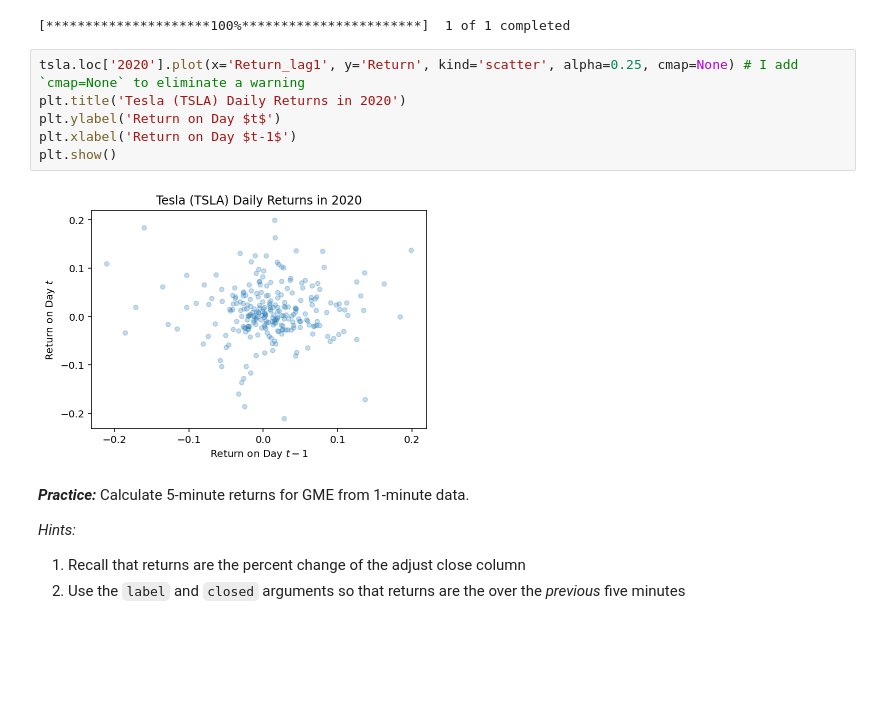
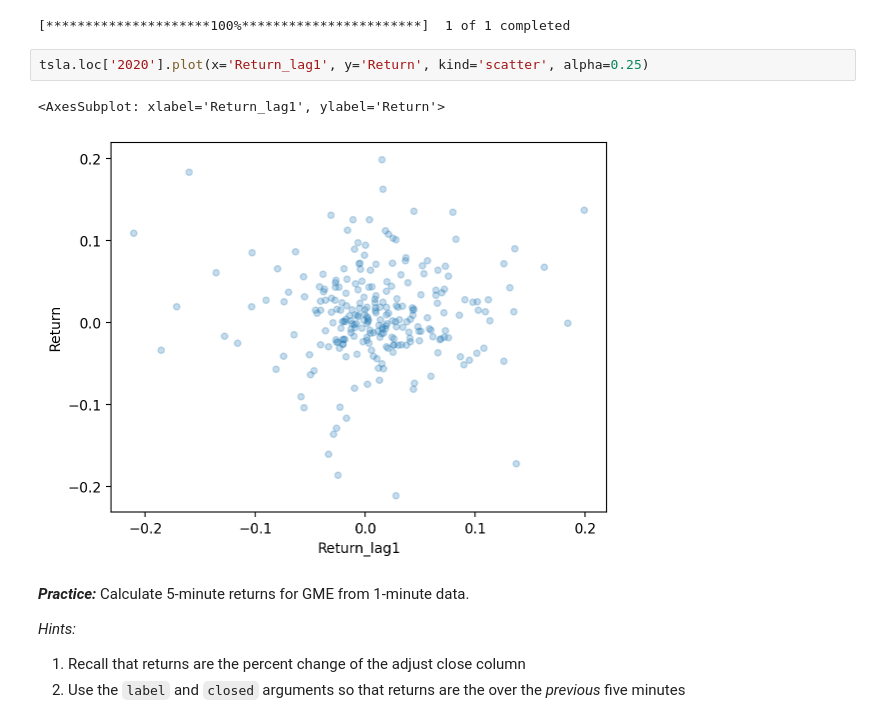
Before and after one commit to webclinic017/fina-4380-2022-fall-1, a Jupyter notebook: Notebooks/McKinney/mckinney-11.ipynb, the cells around one changed output. Cells and saved outputs as stored; diff of their text form; blank space fills up the shorter version.

```diff
--- a/Notebooks/McKinney/mckinney-11.ipynb
+++ b/Notebooks/McKinney/mckinney-11.ipynb
@@ -898,14 +933,11 @@ tsla = (
 )
 # %% [output]
 [*********************100%***********************]  1 of 1 completed
-# %%
-tsla.loc['2020'].plot(x='Return_lag1', y='Return', kind='scatter', alpha=0.25, cmap=None) # I add `cmap=None` to eliminate a warning
-plt.title('Tesla (TSLA) Daily Returns in 2020')
-plt.ylabel('Return on Day $t$')
-plt.xlabel('Return on Day $t-1$')
-plt.show()
-# %% [output]
-[figure, removed]
+# %%
+tsla.loc['2020'].plot(x='Return_lag1', y='Return', kind='scatter', alpha=0.25)
+# %% [output]
+<AxesSubplot: xlabel='Return_lag1', ylabel='Return'>
+[figure, added]
 # %% [markdown]
 ***Practice:***
 Calculate 5-minute returns for GME from 1-minute data.
```
Also changed, not shown: parts of 25 cells of this notebook, 24 other files.
